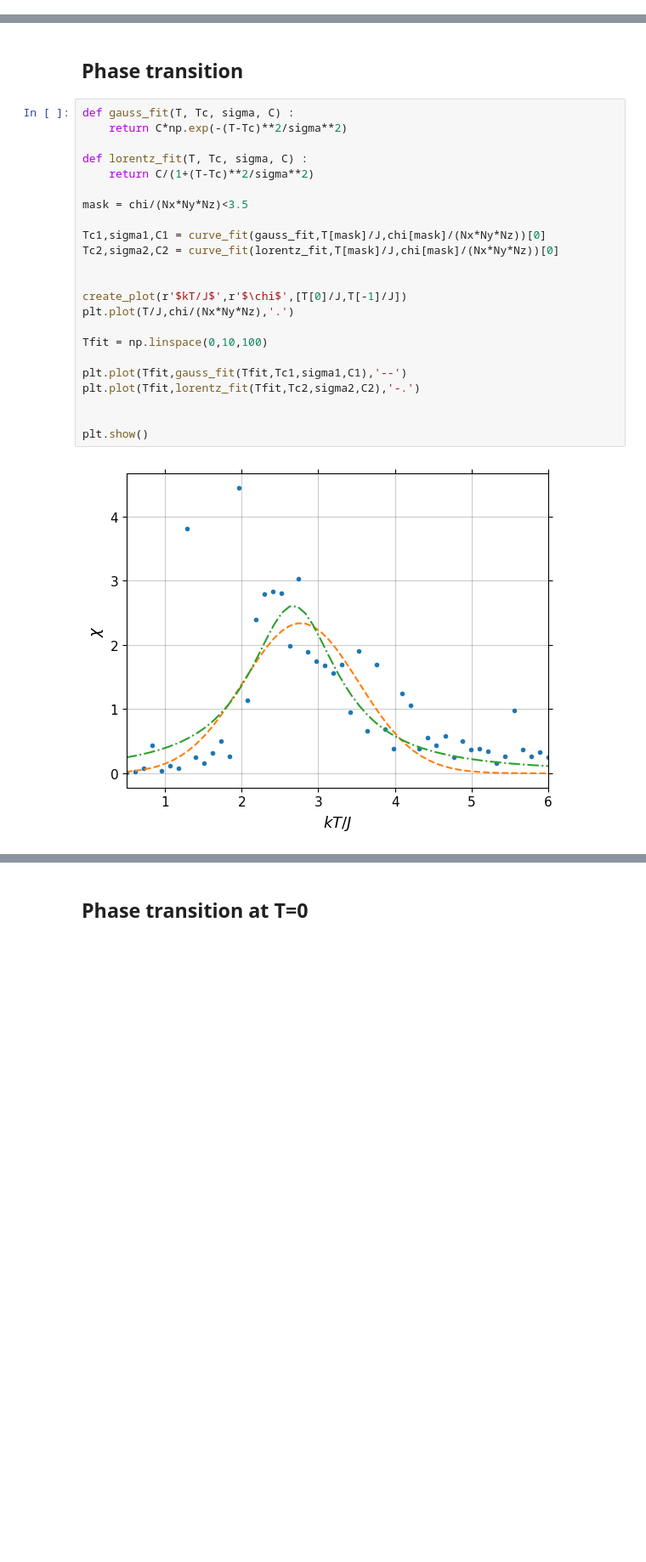
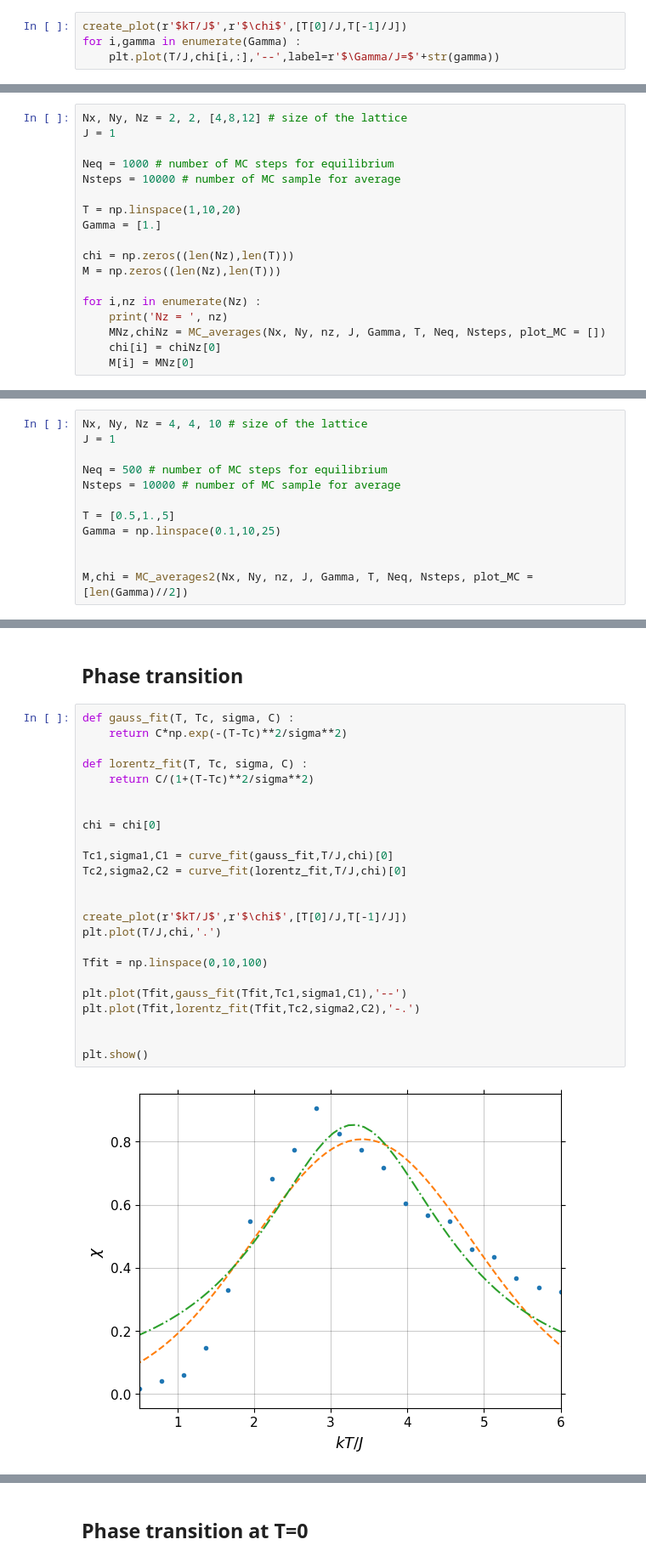
Before and after one commit to MathieuFerey/Transerve-Ising-Model, a Jupyter notebook: Transverse_Ising.ipynb, the cells around one changed output, grey strips where cells are left out. Shown at 85% size. Drawn from its saved outputs; the diff is of its cells as text; blank space fills up the shorter version.

```diff
--- a/Transverse_Ising.ipynb
+++ b/Transverse_Ising.ipynb
@@ -192,0 +156,4 @@ plt.show()
+# %%
+create_plot(r'$kT/J$',r'$\chi$',[T[0]/J,T[-1]/J])
+for i,gamma in enumerate(Gamma) :
+    plt.plot(T/J,chi[i,:],'--',label=r'$\Gamma/J=$'+str(gamma))
@@ -192,0 +164,18 @@ plt.show()
+# %%
+Nx, Ny, Nz = 2, 2, [4,8,12] # size of the lattice
+J = 1
+
+Neq = 1000 # number of MC steps for equilibrium
+Nsteps = 10000 # number of MC sample for average
+
+T = np.linspace(1,10,20)
+Gamma = [1.]
+
+chi = np.zeros((len(Nz),len(T)))
+M = np.zeros((len(Nz),len(T)))
+
+for i,nz in enumerate(Nz) :
+    print('Nz = ', nz)
+    MNz,chiNz = MC_averages(Nx, Ny, nz, J, Gamma, T, Neq, Nsteps, plot_MC = [])
+    chi[i] = chiNz[0]
+    M[i] = MNz[0]
@@ -192,0 +256,12 @@ plt.show()
+# %%
+Nx, Ny, Nz = 4, 4, 10 # size of the lattice
+J = 1
+
+Neq = 500 # number of MC steps for equilibrium
+Nsteps = 10000 # number of MC sample for average
+
+T = [0.5,1.,5]
+Gamma = np.linspace(0.1,10,25)
+
+
+M,chi = MC_averages2(Nx, Ny, nz, J, Gamma, T, Neq, Nsteps, plot_MC = [len(Gamma)//2])
@@ -195,25 +314,26 @@ plt.show()
 # %%
 def gauss_fit(T, Tc, sigma, C) :
     return C*np.exp(-(T-Tc)**2/sigma**2)
 
 def lorentz_fit(T, Tc, sigma, C) :
     return C/(1+(T-Tc)**2/sigma**2)
 
-mask = chi/(Nx*Ny*Nz)<3.5
 
-Tc1,sigma1,C1 = curve_fit(gauss_fit,T[mask]/J,chi[mask]/(Nx*Ny*Nz))[0]
-Tc2,sigma2,C2 = curve_fit(lorentz_fit,T[mask]/J,chi[mask]/(Nx*Ny*Nz))[0]
+chi = chi[0]
+
+Tc1,sigma1,C1 = curve_fit(gauss_fit,T/J,chi)[0]
+Tc2,sigma2,C2 = curve_fit(lorentz_fit,T/J,chi)[0]
 
 
 create_plot(r'$kT/J$',r'$\chi$',[T[0]/J,T[-1]/J])
-plt.plot(T/J,chi/(Nx*Ny*Nz),'.')
+plt.plot(T/J,chi,'.')
 
 Tfit = np.linspace(0,10,100)
 
 plt.plot(Tfit,gauss_fit(Tfit,Tc1,sigma1,C1),'--')
 plt.plot(Tfit,lorentz_fit(Tfit,Tc2,sigma2,C2),'-.')
 
 
 plt.show()
 # %% [output]
-[figure, old version]
+[figure, new version]
```
Also changed, not shown: parts of 19 cells of this notebook, 20 other files.
